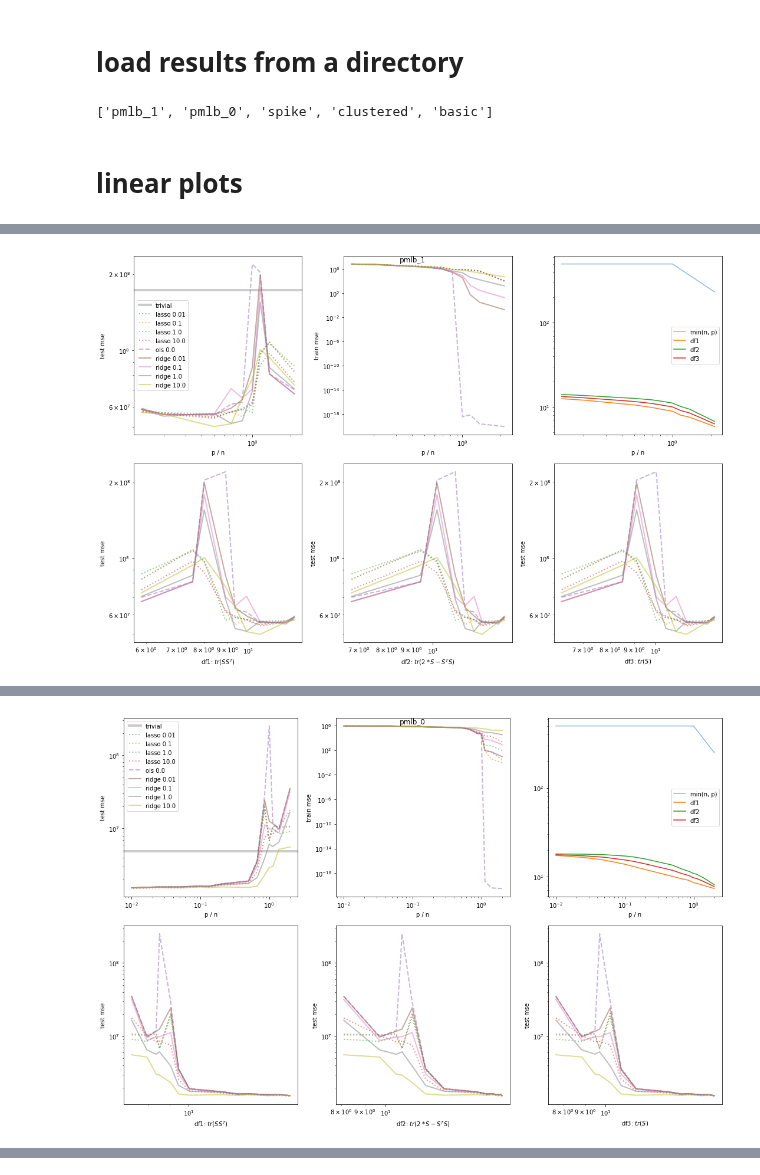
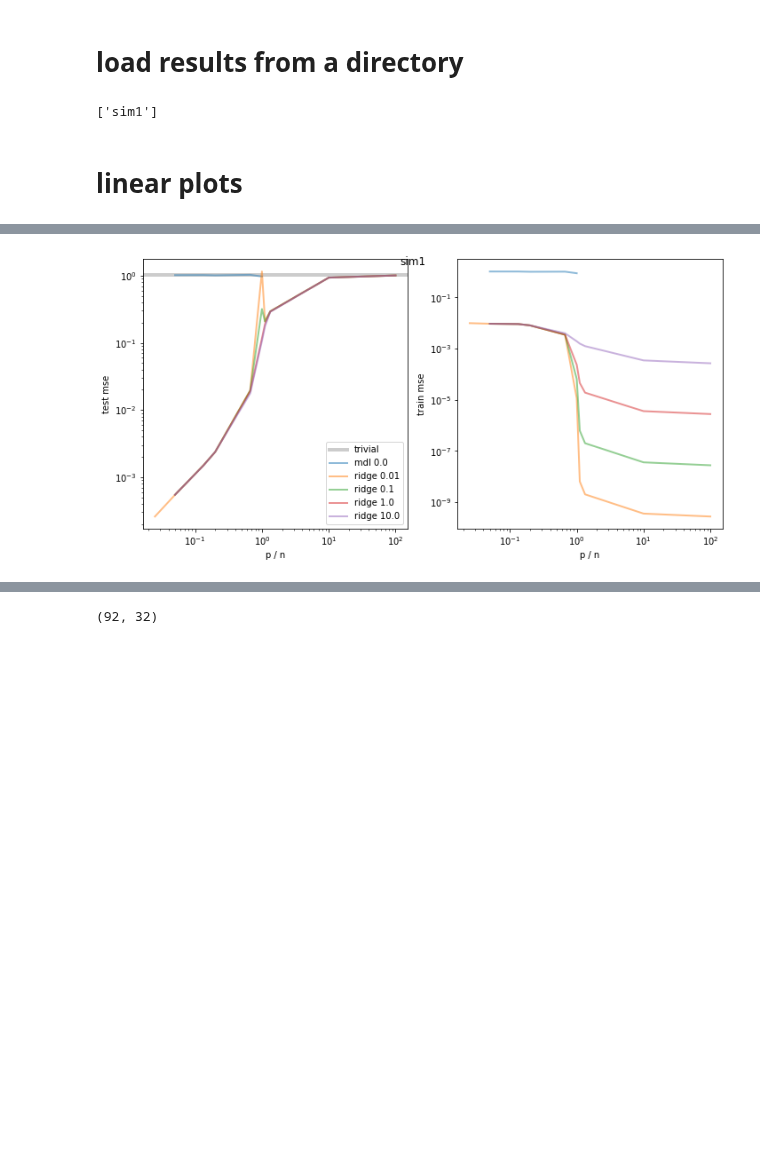
Before and after one commit to csinva/dnn-experiments, a Jupyter notebook: linear_experiments/analyze_dd.ipynb, the cells around one changed output, grey strips where cells are left out. Drawn from its saved outputs; the diff is of its cells as text; code cells hidden in the pictures; blank space fills up the shorter version.

```diff
--- a/linear_experiments/analyze_dd.ipynb
+++ b/linear_experiments/analyze_dd.ipynb
@@ -27,14 +27,16 @@ from process_results import process_results, aggregate_results, best_ridge
 # %%
 save_dir = 'results'
 os.makedirs(save_dir, exist_ok=True)
-parent_dir = '/scratch/users/vision/yu_dl/raaz.rsk/double_descent/df' # basic, pmlb_0, clustered, pmlb_1
+# parent_dir = '/scratch/users/vision/yu_dl/raaz.rsk/double_descent/df' # basic, pmlb_0, clustered, pmlb_1
+parent_dir = '/scratch/users/vision/yu_dl/raaz.rsk/mdl_sim' # basic, pmlb_0, clustered, pmlb_1
 folders = os.listdir(parent_dir)
 print(folders)
 # %% [output]
-['pmlb_1', 'pmlb_0', 'spike', 'clustered', 'basic']
+['sim1']
 # %% [markdown]
 # linear plots
 # %%
+plot_all = False
 for folder in folders:
     out_dir = oj(parent_dir, folder)
     df = pd.read_pickle(oj(out_dir, 'processed.pkl'))
@@ -42,8 +44,10 @@ for folder in folders:
     row_best_ridge = best_ridge(df) # contains df1, df2, df3
     len_ridge = row_best_ridge.df1.size
 
-
-    R, C = 2, 3
+    if plot_all:
+        R, C = 2, 3
+    else:
+        R, C = 1, 2
     SIZE = 5
     plt.figure(figsize=(C * SIZE, R * SIZE))
     plt.subplot(R, C, 1)
@@ -61,6 +65,8 @@ for folder in folders:
             ls = '-.'
         elif model_type == 'lasso':
             ls = ':'
+        elif model_type == 'mdl':
+            ls = '-'
 
         if not model_type == 'linear_sta':
 
@@ -80,21 +86,21 @@ for folder in folders:
             plt.xlabel('p / n')
 
 
+            if plot_all:
+                plt.subplot(R, C, 4)
+                plt.plot(row_best_ridge.df1, curve.mse_noiseless[:len_ridge], **kwargs)
+                plt.ylabel('test mse')
+                plt.xlabel('df1: $tr(S S^T)$')
 
-            plt.subplot(R, C, 4)
-            plt.plot(row_best_ridge.df1, curve.mse_noiseless[:len_ridge], **kwargs)
-            plt.ylabel('test mse')
-            plt.xlabel('df1: $tr(S S^T)$')
+                plt.subplot(R, C, 5)
+                plt.plot(row_best_ridge.df2, curve.mse_noiseless[:len_ridge], **kwargs)
+                plt.ylabel('test mse')
+                plt.xlabel('df2: $tr(2 * S - S^T S)$')
 
-            plt.subplot(R, C, 5)
-            plt.plot(row_best_ridge.df2, curve.mse_noiseless[:len_ridge], **kwargs)
-            plt.ylabel('test mse')
-            plt.xlabel('df2: $tr(2 * S - S^T S)$')
-
-            plt.subplot(R, C, 6)
-            plt.plot(row_best_ridge.df3, curve.mse_noiseless[:len_ridge], **kwargs)
-            plt.ylabel('test mse')
-            plt.xlabel('df3: $tr(S)$')
+                plt.subplot(R, C, 6)
+                plt.plot(row_best_ridge.df3, curve.mse_noiseless[:len_ridge], **kwargs)
+                plt.ylabel('test mse')
+                plt.xlabel('df3: $tr(S)$')
 
 
             '''
@@ -129,16 +135,17 @@ for folder in folders:
     plt.subplot(R, C, 1)
     plt.legend()
 
-    plt.subplot(R, C, 3)
-    ratios = row_best_ridge.ratio
-    n = 500 / ratios
-    p = 0 * ratios + 500
-    plt.plot(ratios, np.minimum(n, p), label='min(n, p)', alpha=0.5)
-    plt.plot(ratios, row_best_ridge.df1, label='df1')
-    plt.plot(ratios, row_best_ridge.df2, label='df2')
-    plt.plot(ratios, row_best_ridge.df3, label='df3')
-    plt.xlabel('p / n')
-    plt.legend()
+    if plot_all:
+        plt.subplot(R, C, 3)
+        ratios = row_best_ridge.ratio
+        n = 500 / ratios
+        p = 0 * ratios + 500
+        plt.plot(ratios, np.minimum(n, p), label='min(n, p)', alpha=0.5)
+        plt.plot(ratios, row_best_ridge.df1, label='df1')
+        plt.plot(ratios, row_best_ridge.df2, label='df2')
+        plt.plot(ratios, row_best_ridge.df3, label='df3')
+        plt.xlabel('p / n')
+        plt.legend()
 
 
     s = folder
@@ -154 +159 @@ Adding an axes using the same arguments as a previous axes currently reuses the
-[figure, old version]
+[figure, new version]
@@ -157 +159,0 @@ Adding an axes using the same arguments as a previous axes currently reuses the
-[figure, removed]
@@ -166,0 +166,4 @@ Adding an axes using the same arguments as a previous axes currently reuses the
+# %%
+results.shape
+# %% [output]
+(92, 32)
```
Also changed, not shown: parts of 4 cells of this notebook, 9 other files.
